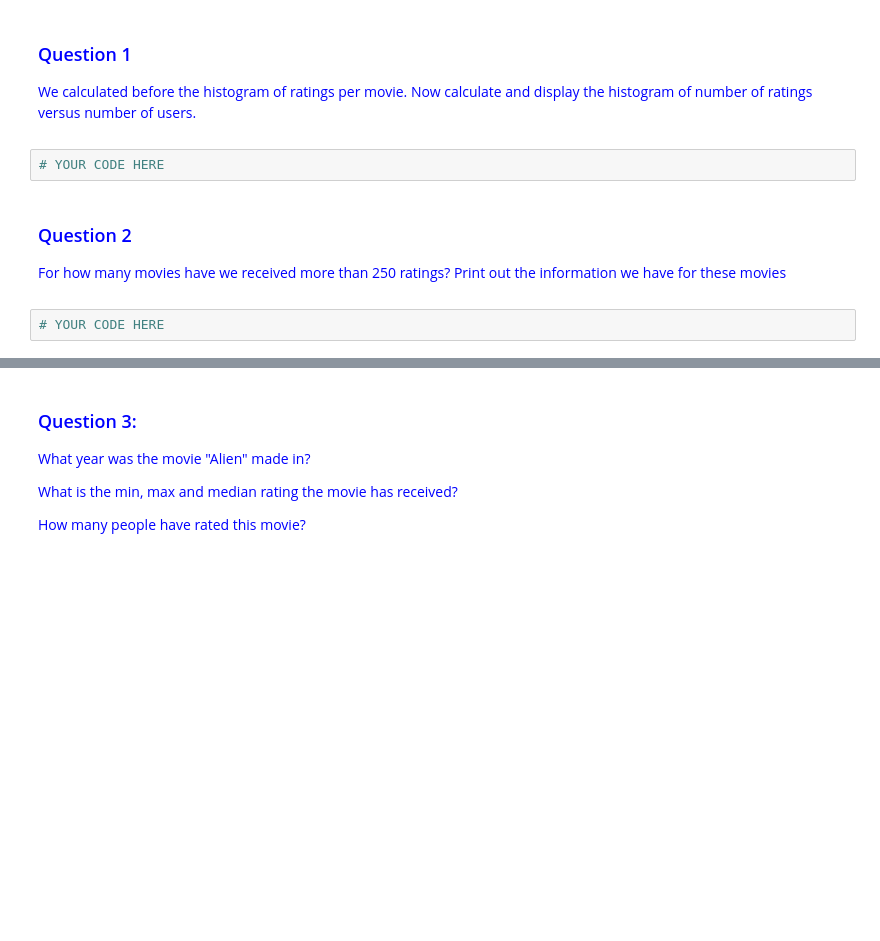
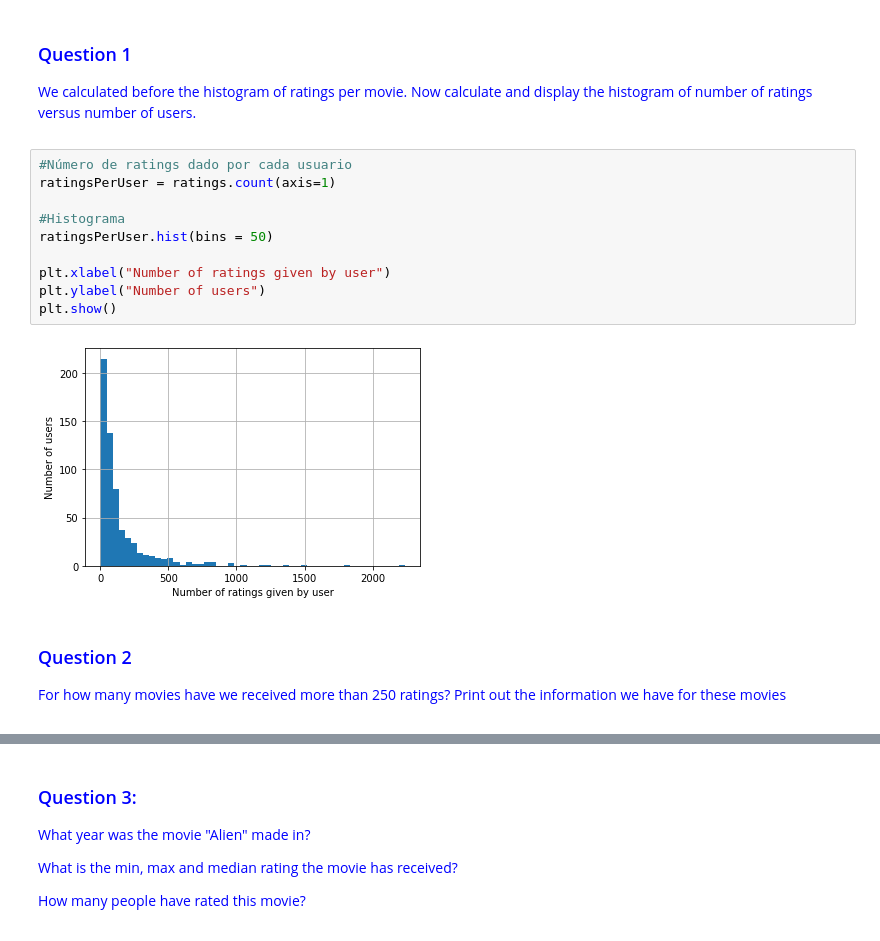
Before and after one commit to sofiacerbi/Project-2-Yousra, a Jupyter notebook: Project2-Copy2.ipynb, the cells around one changed output, grey strips where cells are left out. Drawn from its saved outputs; the diff is of its cells as text; blank space fills up the shorter version.

```diff
--- a/Project2-Copy2.ipynb
+++ b/Project2-Copy2.ipynb
@@ -270,8 +270,18 @@ plt.show()
 
 We calculated before the histogram of ratings per movie. Now calculate and display the histogram of number of ratings versus number of users.
 </span>
-# %%
-# YOUR CODE HERE
+# %%
+#Número de ratings dado por cada usuario
+ratingsPerUser = ratings.count(axis=1)
+
+#Histograma
+ratingsPerUser.hist(bins = 50)
+
+plt.xlabel("Number of ratings given by user")
+plt.ylabel("Number of users")
+plt.show()
+# %% [output]
+[figure, added]
 # %% [markdown]
 <span style="color:blue">
 
@@ -280,5 +290,3 @@ We calculated before the histogram of ratings per movie. Now calculate and displ
 For how many movies have we received more than 250 ratings? Print out the information we have for these movies
 
 </span>
-# %%
-# YOUR CODE HERE
```
Also changed, not shown: parts of 17 cells of this notebook.
